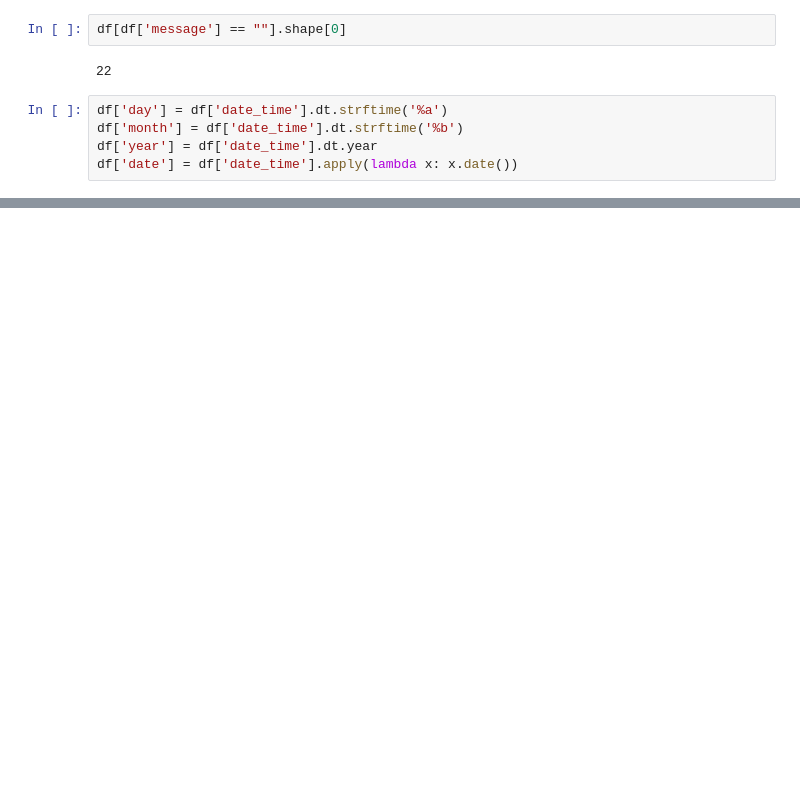
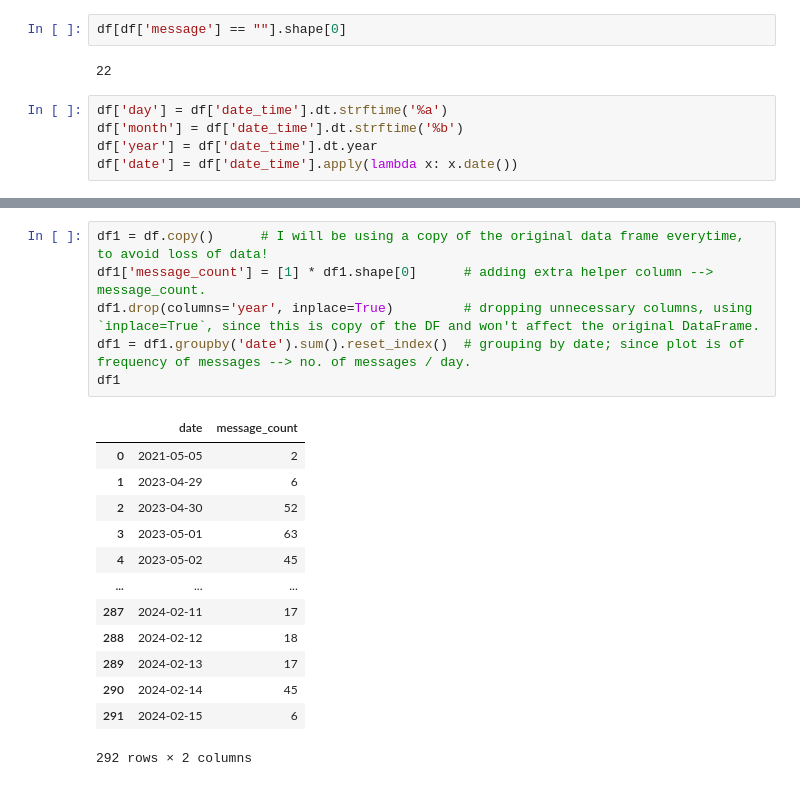
Before and after one commit to Agnes-Kalunda/chat-analysis, a Jupyter notebook: main.ipynb, the cells around one changed output, grey strips where cells are left out. Cells and saved outputs as stored; diff of their text form; blank space fills up the shorter version.

```diff
--- a/main.ipynb
+++ b/main.ipynb
@@ -99,0 +122,20 @@ df['date'] = df['date_time'].apply(lambda x: x.date())
+# %%
+df1 = df.copy()      # I will be using a copy of the original data frame everytime, to avoid loss of data!
+df1['message_count'] = [1] * df1.shape[0]      # adding extra helper column --> message_count.
+df1.drop(columns='year', inplace=True)         # dropping unnecessary columns, using `inplace=True`, since this is copy of the DF and won't affect the original DataFrame.
+df1 = df1.groupby('date').sum().reset_index()  # grouping by date; since plot is of frequency of messages --> no. of messages / day.
+df1
+# %% [output]
+|  | date | message_count |
+| 0 | 2021-05-05 | 2 |
+| 1 | 2023-04-29 | 6 |
+| 2 | 2023-04-30 | 52 |
+| 3 | 2023-05-01 | 63 |
+| 4 | 2023-05-02 | 45 |
+| ... | ... | ... |
+| 287 | 2024-02-11 | 17 |
+| 288 | 2024-02-12 | 18 |
+| 289 | 2024-02-13 | 17 |
+| 290 | 2024-02-14 | 45 |
+| 291 | 2024-02-15 | 6 |
+292 rows × 2 columns
```
Also changed, not shown: parts of 7 cells of this notebook, 1 other file.
